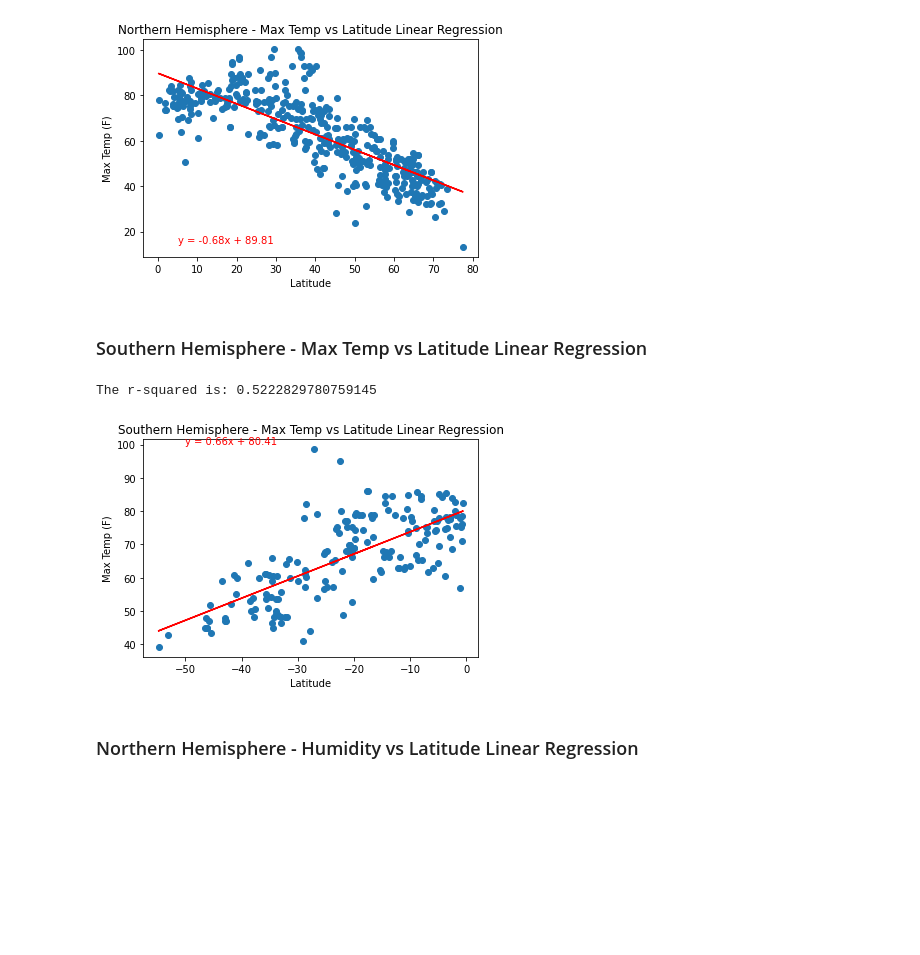
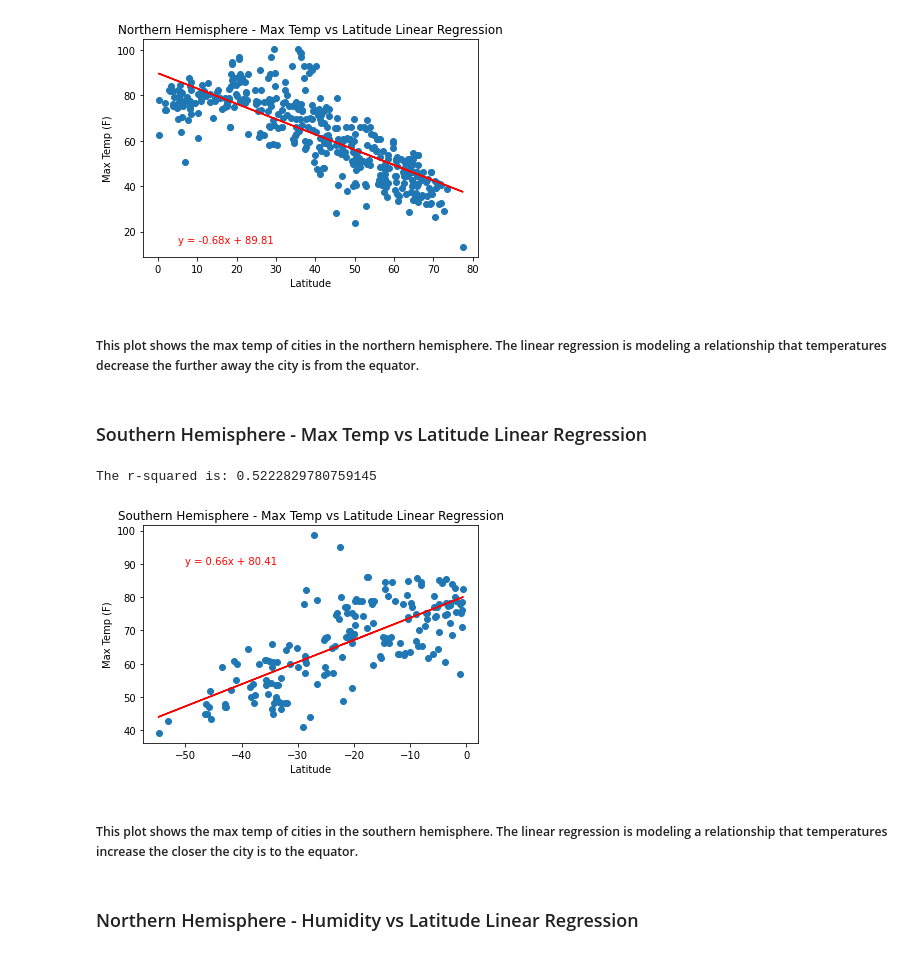
Before and after one commit to cmoeser5/City-Weather, a Jupyter notebook: WeatherPy/WeatherPy.ipynb, the cells around one changed output. Saved outputs shown, nothing was run; the diff lists cells and outputs as text; code cells hidden in the pictures; blank space fills up the shorter version.

```diff
--- a/WeatherPy/WeatherPy.ipynb
+++ b/WeatherPy/WeatherPy.ipynb
@@ -62,7 +62,7 @@ for city in cities:
         "http://api.openweathermap.org/data/2.5/weather?",
         params={
             "units": "imperial",
-            "appid": "da28dbcc915874d3e3b890ee2e206d1a",
+            "appid": weather_api_key,
             "q": city,
         },
     ).json()
@@ -308,21 +316,25 @@ plt.savefig("output_data/Northern_Hemisphere-Max_Temp_vs_Lat")
 # %% [output]
 The r-squared is: 0.6289928699298503
 [figure]
+# %% [markdown]
+##### This plot shows the max temp of cities in the northern hemisphere. The linear regression is modeling a relationship that temperatures decrease the further away the city is from the equator.
 # %% [markdown]
 ### Southern Hemisphere - Max Temp vs Latitude Linear Regression
 # %%
 equation = linear_regression(south_df["Lat"], south_df["Max Temp"])
 
-annotate(equation[0], -50, 100)
+annotate(equation[0], -50, 90)
 
 plt.title(f"Southern Hemisphere - Max Temp vs Latitude Linear Regression")
 plt.xlabel("Latitude")
 plt.ylabel("Max Temp (F)")
 print(f"The r-squared is: {equation[1]**2}")
 plt.savefig("output_data/Southern_Hemisphere-Max_Temp_vs_Lat")
 # %% [output]
 The r-squared is: 0.5222829780759145
-[figure, old version]
+[figure, new version]
+# %% [markdown]
+##### This plot shows the max temp of cities in the southern hemisphere. The linear regression is modeling a relationship that temperatures increase the closer the city is to the equator.
 # %% [markdown]
 ### Northern Hemisphere - Humidity vs Latitude Linear Regression
 # %%
```
Also changed, not shown: parts of 10 cells of this notebook, 1 other file.
